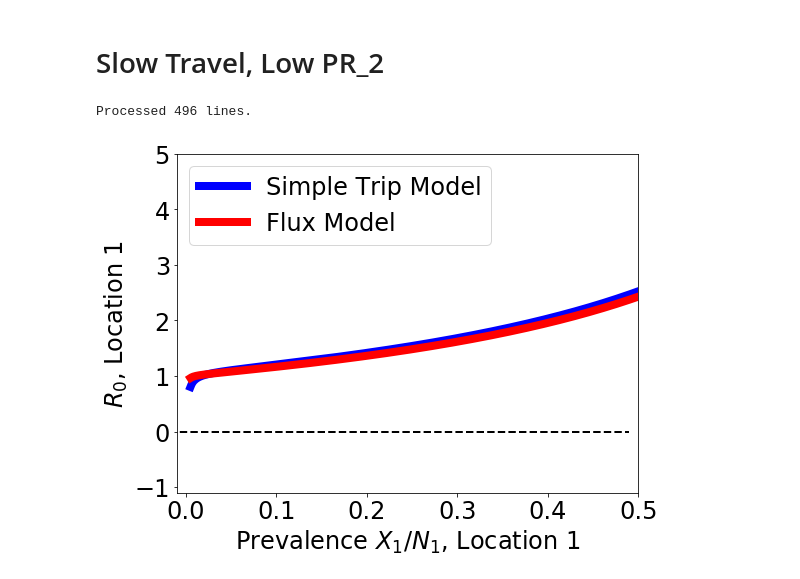
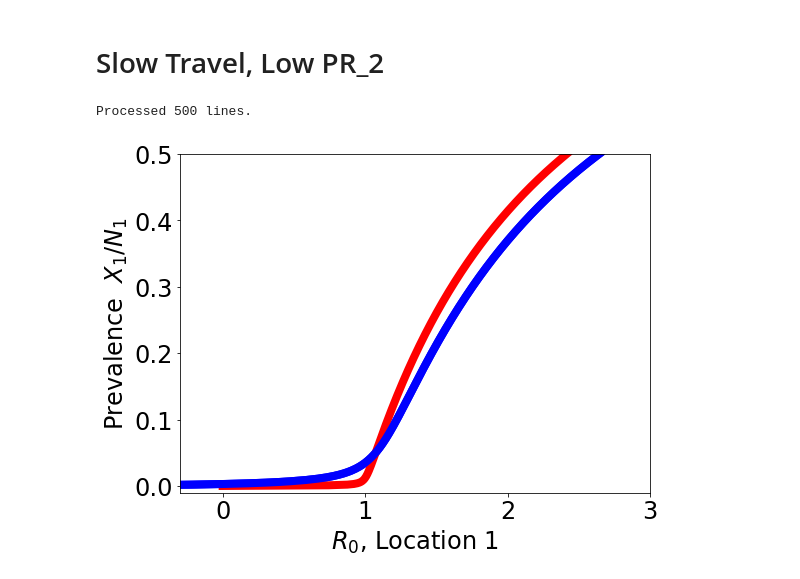
Before and after one commit to dtcitron/TaR-vs-flux, a Jupyter notebook: RM_figures.ipynb, the cells around one changed output. Cells and saved outputs as stored; diff of their text form; code cells hidden in the pictures.

```diff
--- a/RM_figures.ipynb
+++ b/RM_figures.ipynb
@@ -10,7 +10,7 @@ import csv
 # Reading in some data:
 
 data_path = "Data/RM_Fast_high.csv"
-fast_high = np.zeros((496,3))
+fast_high = np.zeros((500,3))
 
 with open(data_path) as csv_file:
     csv_reader = csv.reader(csv_file, delimiter=',')
@@ -55,7 +54,7 @@ plt.savefig("Figures/RM_Fast_high_patch1.pdf")
 # Reading in some data:
 
 data_path = "Data/RM_Fast_low.csv"
-fast_low = np.zeros((496,3))
+fast_low = np.zeros((500,3))
 
 with open(data_path) as csv_file:
     csv_reader = csv.reader(csv_file, delimiter=',')
@@ -100,7 +99,7 @@ plt.savefig("Figures/RM_Fast_low_patch1.pdf")
 # Reading in some data:
 
 data_path = "Data/RM_Slow_high.csv"
-slow_high = np.zeros((496,3))
+slow_high = np.zeros((500,3))
 
 with open(data_path) as csv_file:
     csv_reader = csv.reader(csv_file, delimiter=',')
@@ -145,7 +147,7 @@ plt.savefig("Figures/RM_slow_high_patch1.pdf")
 # Reading in some data:
 
 data_path = "Data/RM_Slow_low.csv"
-slow_low = np.zeros((496,3))
+slow_low = np.zeros((500,3))
 
 with open(data_path) as csv_file:
     csv_reader = csv.reader(csv_file, delimiter=',')
@@ -158,29 +160,31 @@ with open(data_path) as csv_file:
 
 slow_low = slow_low.transpose()
 # %% [output]
-Processed 496 lines.
+Processed 500 lines.
 # %%
 plt.figure(figsize =(8,6))
 
-plt.plot(slow_low[0], slow_low[1], linewidth = 8, color = "b")
-plt.plot(slow_low[0], slow_low[2], linewidth = 8, color = "r")
-plt.plot(np.arange(-.1,.5,.01),np.array([0]*60), "k--", linewidth = 2)
+plt.plot(slow_low[1], slow_low[0], linewidth = 8, color = "b")
+plt.plot(np.insert(slow_low[2],0,0), np.insert(slow_low[0],0,0), linewidth = 8, color = "r")
+plt.plot(slow_low[1], slow_low[0], linewidth = 8, color = "b")
 
-plt.xlim(-.01,0.5)
-plt.ylim(-1.1,5)
+#plt.plot(np.arange(-.1,.5,.01),np.array([0]*60), "k--", linewidth = 2)
+
+plt.ylim(-.01,0.4)
+plt.xlim(-.3,3)
 # axes label size
 plt.tick_params(axis = "both", which = "major", labelsize = 24)
-plt.xlabel(r"Prevalence $X_1/N_1$, Location 1", fontsize = 24)
-plt.ylabel(r"$R_0$, Location 1", fontsize = 24, rotation = 90)
-plt.xticks([0,.1,.2,.3,.4,.5])
-plt.yticks([-1,0,1,2,3,4,5])
+plt.xlabel(r"$R_0$, Location 1", fontsize = 24)
+plt.ylabel(r"Prevalence  $X_1/N_1$", fontsize = 24)
+plt.yticks([0,.1,.2,.3,.4,.5])
+plt.xticks([0,1,2,3])
 
 # legend
-plt.legend(["Simple Trip Model","Flux Model"], \
-           loc = ("upper left"), fontsize = 24)
+#plt.legend(["Simple Trip Model","Flux Model"], \
+#           loc = ("upper left"), fontsize = 24)
 
 plt.tight_layout()
 
 plt.savefig("Figures/RM_slow_low_patch1.pdf")
 # %% [output]
-[figure, old version]
+[figure, new version]
```
Also changed, not shown: parts of 6 cells of this notebook, 4 other files.
